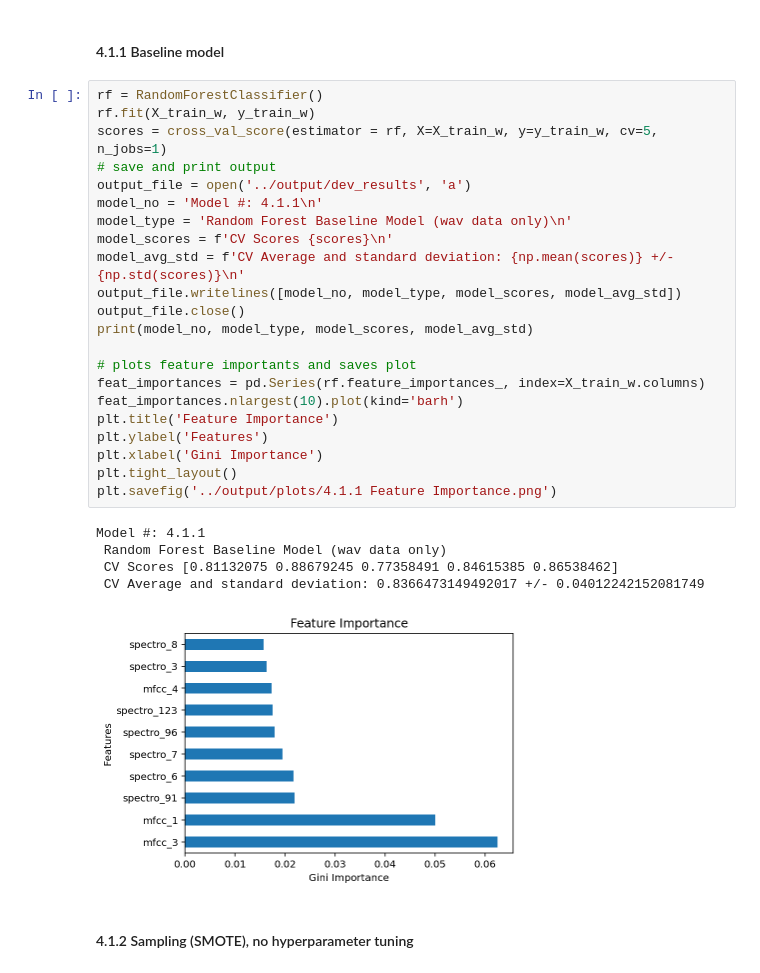
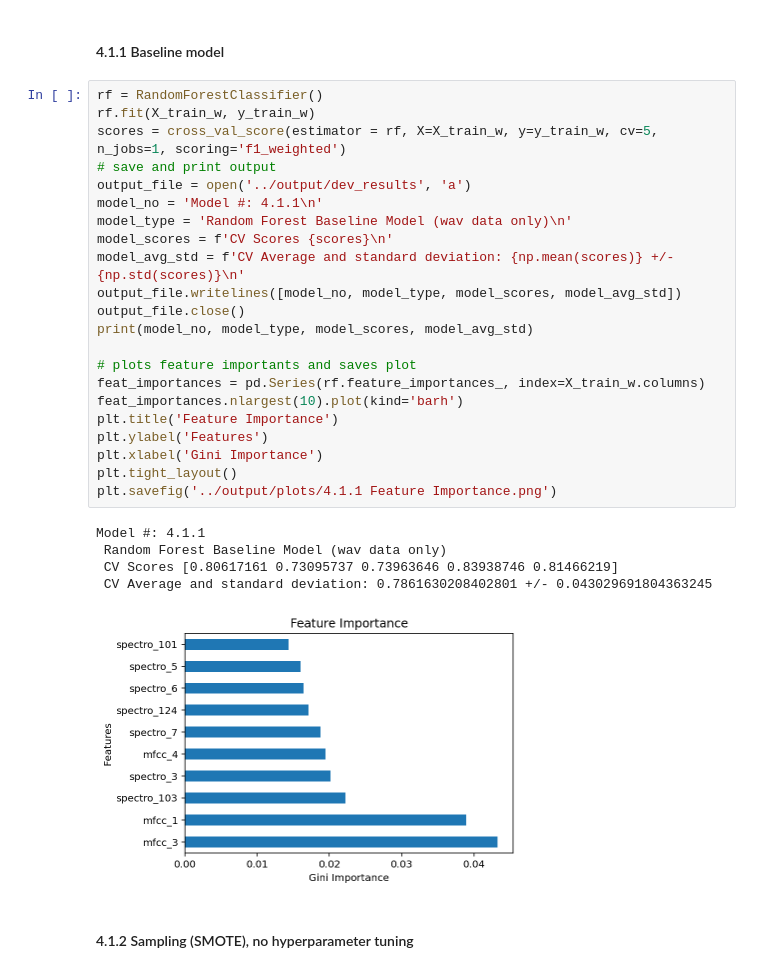
Before and after one commit to dfristau/ristau_berton_huang_meneses_w207_final_project, a Jupyter notebook: scripts/Model Consolidation.ipynb, the cells around one changed output. Saved outputs shown, nothing was run; the diff lists cells and outputs as text.

Commit message:
added f1 score (aside from NN training)

```diff
--- a/scripts/Model Consolidation.ipynb
+++ b/scripts/Model Consolidation.ipynb
@@ -456,31 +456,31 @@ Model #: 3.3.1
 # %%
 rf = RandomForestClassifier()
 rf.fit(X_train_w, y_train_w)
-scores = cross_val_score(estimator = rf, X=X_train_w, y=y_train_w, cv=5, n_jobs=1)
+scores = cross_val_score(estimator = rf, X=X_train_w, y=y_train_w, cv=5, n_jobs=1, scoring='f1_weighted')
 # save and print output
 output_file = open('../output/dev_results', 'a')
 model_no = 'Model #: 4.1.1\n'
 model_type = 'Random Forest Baseline Model (wav data only)\n'
 model_scores = f'CV Scores {scores}\n'
 model_avg_std = f'CV Average and standard deviation: {np.mean(scores)} +/- {np.std(scores)}\n'
 output_file.writelines([model_no, model_type, model_scores, model_avg_std])
 output_file.close()
 print(model_no, model_type, model_scores, model_avg_std)
 
 # plots feature importants and saves plot
 feat_importances = pd.Series(rf.feature_importances_, index=X_train_w.columns)
 feat_importances.nlargest(10).plot(kind='barh')
 plt.title('Feature Importance')
 plt.ylabel('Features')
 plt.xlabel('Gini Importance')
 plt.tight_layout()
 plt.savefig('../output/plots/4.1.1 Feature Importance.png')
 # %% [output]
 Model #: 4.1.1
  Random Forest Baseline Model (wav data only)
- CV Scores [0.81132075 0.88679245 0.77358491 0.84615385 0.86538462]
- CV Average and standard deviation: 0.8366473149492017 +/- 0.04012242152081749
+ CV Scores [0.80617161 0.73095737 0.73963646 0.83938746 0.81466219]
+ CV Average and standard deviation: 0.7861630208402801 +/- 0.043029691804363245
-[figure, old version]
+[figure, new version]
 # %% [markdown]
 #### 4.1.2 Sampling (SMOTE), no hyperparameter tuning
 # %%
```
Also changed, not shown: parts of 30 cells of this notebook.
